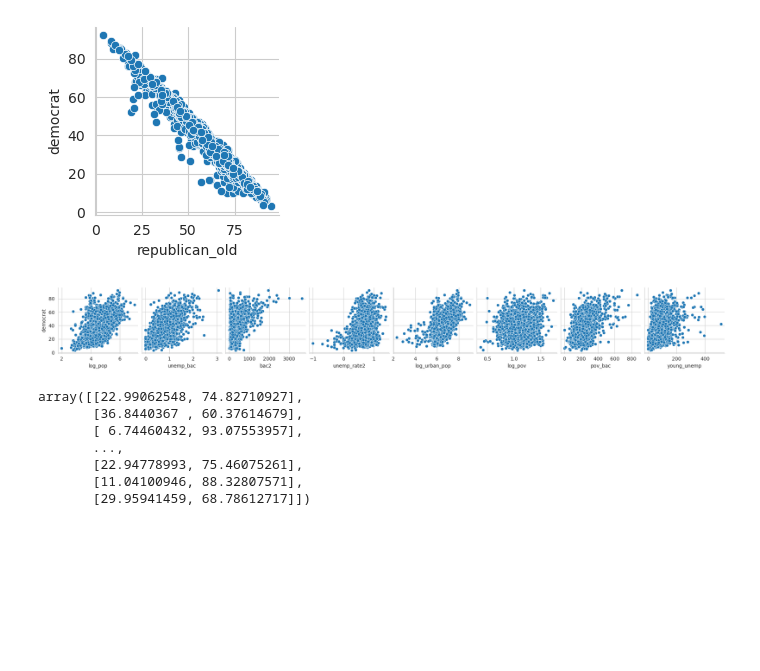
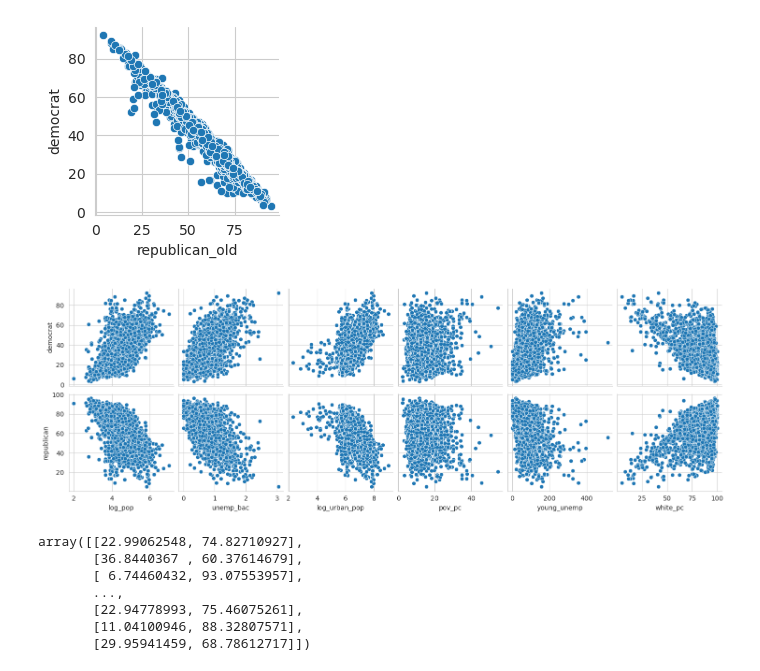
Before and after one commit to srijanrodo/erdos_ds_project, a Jupyter notebook: data_visualization.ipynb, the cells around one changed output. Saved outputs shown, nothing was run; the diff lists cells and outputs as text; code cells hidden in the pictures; blank space fills up the shorter version.

Commit message:
Added plots

```diff
--- a/data_visualization.ipynb
+++ b/data_visualization.ipynb
@@ -74,10 +74,10 @@ agg_train['log_pov']=np.log10(agg_train['pov_pc'])
 agg_train['pov_bac']=agg_train['pov_pc']*agg_train['bac_deg']
 agg_train['log_urban_pop']=np.log10(agg_train['urban']*agg_train['total_pop'])
 # %%
-sns.pairplot(data=agg_train,x_vars=['log_pop', 'unemp_bac', 'bac2', 'unemp_rate2', 'log_urban_pop', 'log_pov', 'pov_bac', 'young_unemp'],y_vars=['democrat'])
+sns.pairplot(data=agg_train,x_vars=['log_pop', 'unemp_bac', 'log_urban_pop', 'pov_pc', 'young_unemp','white_pc'],y_vars=['democrat','republican'])
 plt.show()
 # %% [output]
-[figure, old version]
+[figure, new version]
 # %%
 agg_train[['democrat','republican']].values
 # %% [output]
```
Also changed, not shown: parts of 3 cells of this notebook, 6 other files.
